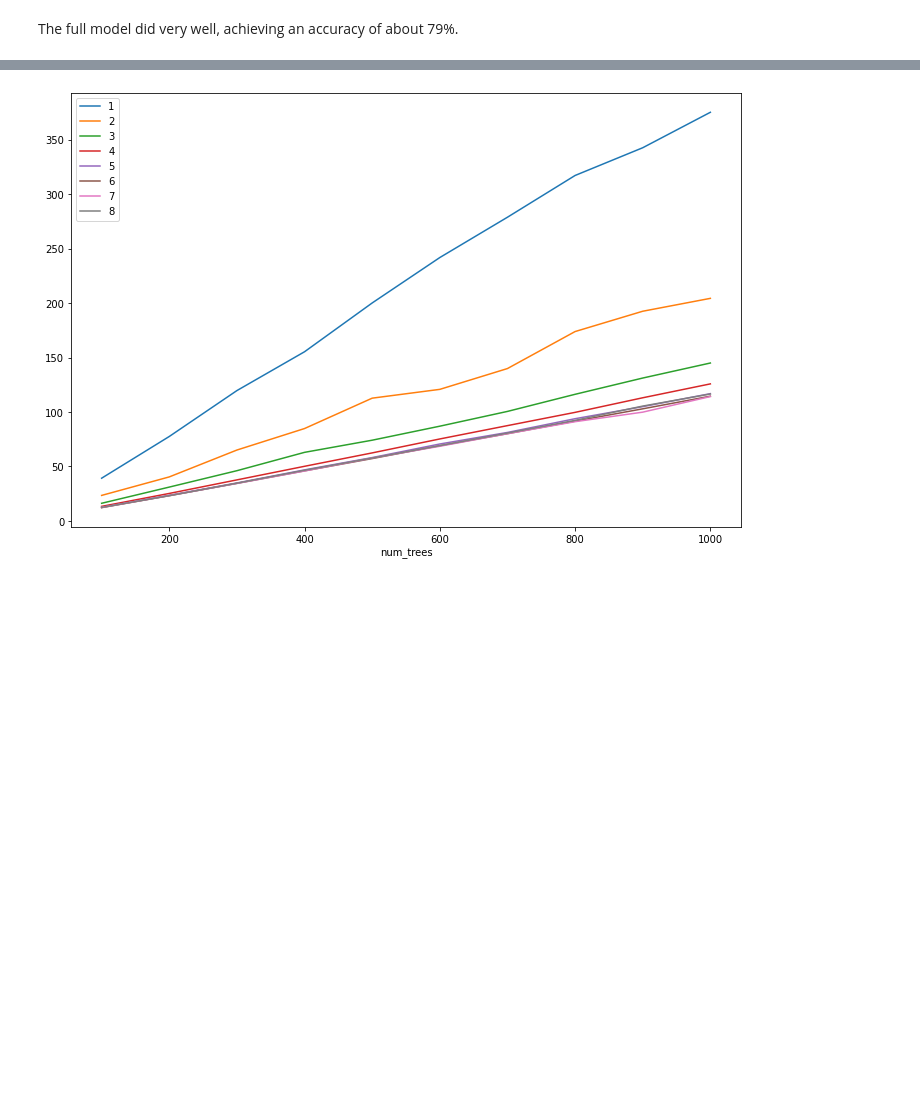
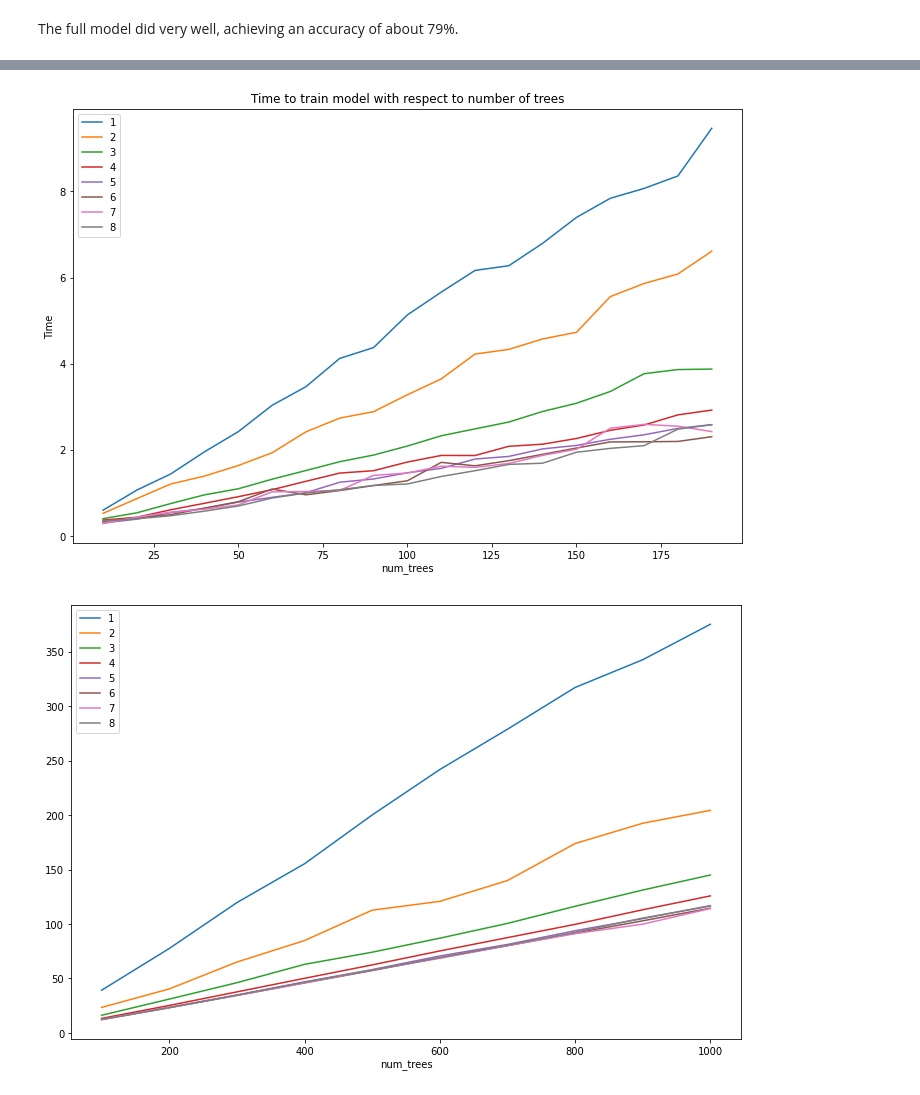
Before and after one commit to don-tay/traffic-predict, a Jupyter notebook: Random_Forest.ipynb, the cells around one changed output, grey strips where cells are left out. Saved outputs shown, nothing was run; the diff lists cells and outputs as text; code cells hidden in the pictures; blank space fills up the shorter version.

Commit message:
modelling done

```diff
--- a/Random_Forest.ipynb
+++ b/Random_Forest.ipynb
@@ -374,14 +366,18 @@ So here we can time the time taken to train depending on the number of jobs. For
 # %%
 book = dict(zip(list(range(1,9)), [[] for i in range(8)]))
-num_trees = list(range(100, 1100, 100))
+num_trees = list(range(10, 200, 10))
+# %%
+ndf = numeric_df.drop(drop_identifiers, axis = 1).dropna()
+X = ndf.drop("trafficcongestion", axis = 1)
+Y = ndf.trafficcongestion.to_numpy()
 # %%
-# for i in range(1,9):
-#     for x in num_trees:
-#         start_time = time.perf_counter()
-#         tree = RandomForestClassifier(random_state=0, oob_score = False, n_estimators = x,
-#                             max_depth = 19, n_jobs = i).fit(X, Y)
-#         end_time = time.perf_counter()
-#         book[i].append(end_time - start_time)
+for i in range(1,9):
+    for x in num_trees:
+        start_time = time.perf_counter()
+        tree = rfc_skl(random_state=0, oob_score = False, n_estimators = x,
+                            max_depth = 19, n_jobs = i).fit(X, Y)
+        end_time = time.perf_counter()
+        book[i].append(end_time - start_time)
 # %%
 rows = []
 for i in range(1,9):
@@ -395 +388,11 @@ timings2["log"] = np.log(timings2.time)
+# %%
+fig, ax = plt.subplots(figsize=(12,8))
+plt.title("Time to train model with respect to number of trees")
+plt.ylabel("Time")
+for label, df in timings.groupby("cores"):
+    df.plot("num_trees", "time", ax=ax, label=label)
+plt.legend()
+plt.show()
+# %% [output]
+[figure, added]
 # %%
```
Also changed, not shown: parts of 39 cells of this notebook.
